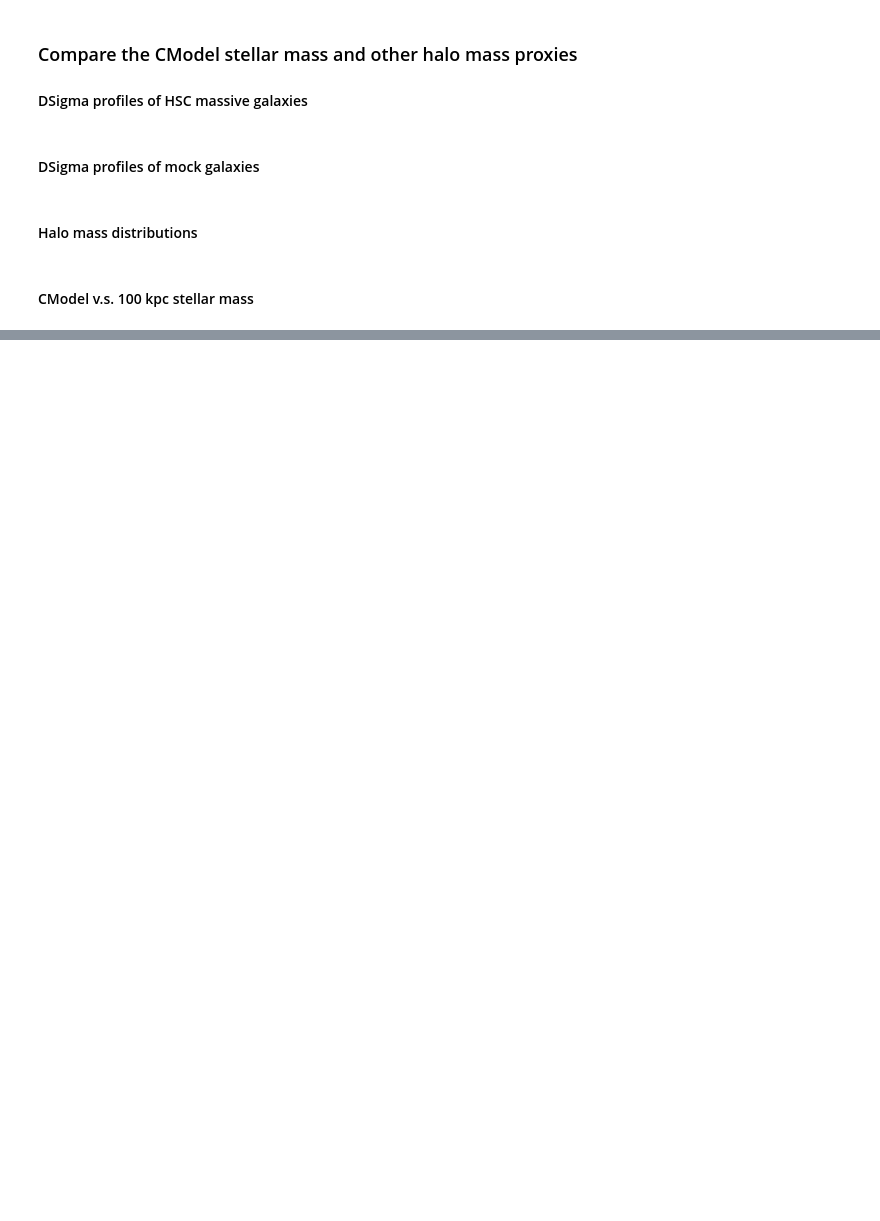
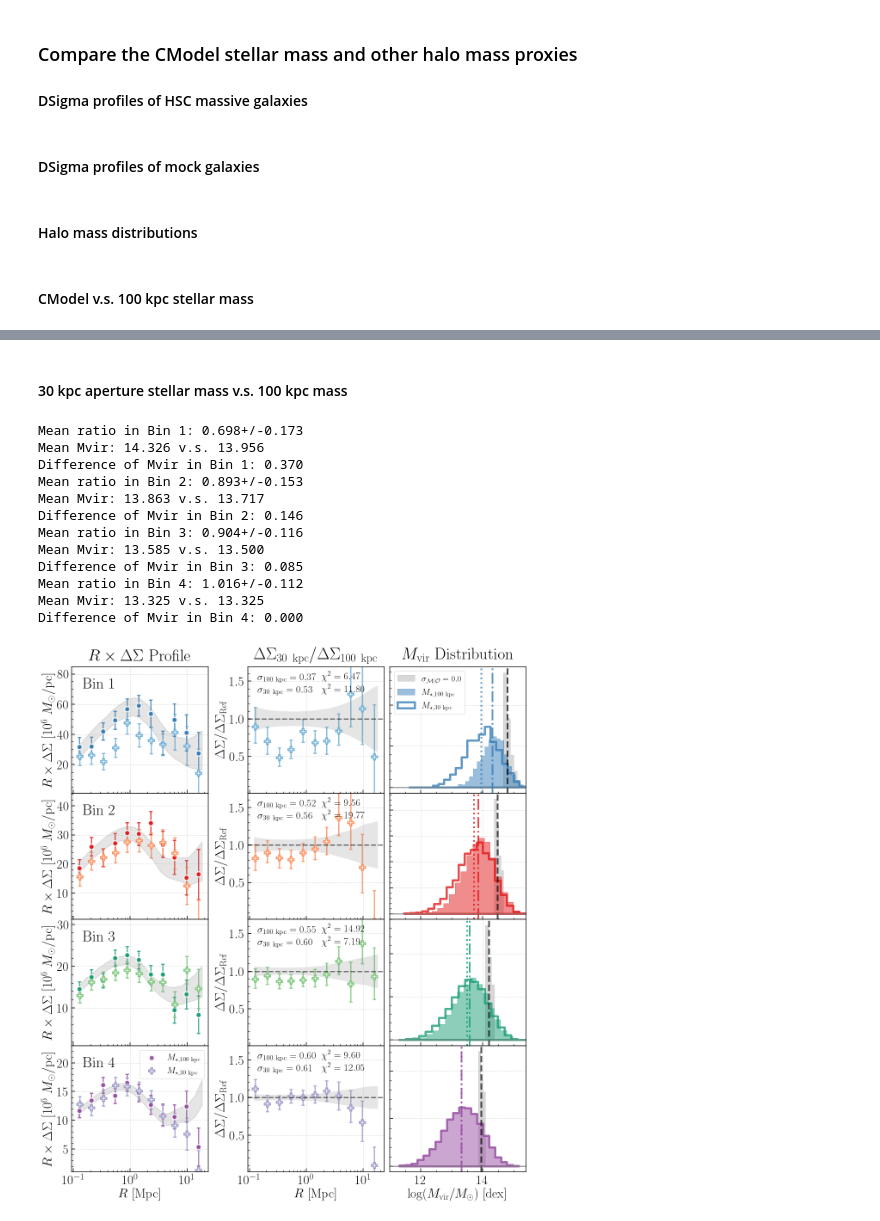
Before and after one commit to dr-guangtou/jianbing, a Jupyter notebook: notebooks/figure/fig7.ipynb, the cells around one changed output, grey strips where cells are left out. Drawn from its saved outputs; the diff is of its cells as text; code cells hidden in the pictures; blank space fills up the shorter version.

```diff
--- a/notebooks/figure/fig7.ipynb
+++ b/notebooks/figure/fig7.ipynb
@@ -92,0 +126,29 @@ Difference of Mvir in Bin 4: 0.529
+# %% [markdown]
+#### 30 kpc aperture stellar mass v.s. 100 kpc mass
+# %%
+dsig_ref = m100_dsig
+label_ref = r'$M_{\star,100\ \rm kpc}$'
+sub_ref = r'{100\ \rm kpc}'
+
+dsig_cmp = m30_dsig
+label_cmp = r'$M_{\star,30\ \rm kpc}$'
+sub_cmp = r'{30\ \rm kpc}'
+
+fig = visual.compare_dsigma_profiles(
+    dsig_ref, dsig_cmp, sim_dsig, sim_mhalo, sig_type='bt', compare_to_model=True,
+    label_ref=label_ref, label_cmp=label_cmp, sub_ref=sub_ref, sub_cmp=sub_cmp,
+    logmh_range=(11.0, 15.4), ratio_range=(0.01, 1.69), show_stats=True)
+# %% [output]
+Mean ratio in Bin 1: 0.698+/-0.173
+Mean Mvir: 14.326 v.s. 13.956
+Difference of Mvir in Bin 1: 0.370
+Mean ratio in Bin 2: 0.893+/-0.153
+Mean Mvir: 13.863 v.s. 13.717
+Difference of Mvir in Bin 2: 0.146
+Mean ratio in Bin 3: 0.904+/-0.116
+Mean Mvir: 13.585 v.s. 13.500
+Difference of Mvir in Bin 3: 0.085
+Mean ratio in Bin 4: 1.016+/-0.112
+Mean Mvir: 13.325 v.s. 13.325
+Difference of Mvir in Bin 4: 0.000
+[figure, added]
```
Also changed, not shown: parts of 6 cells of this notebook, 1 other file.
